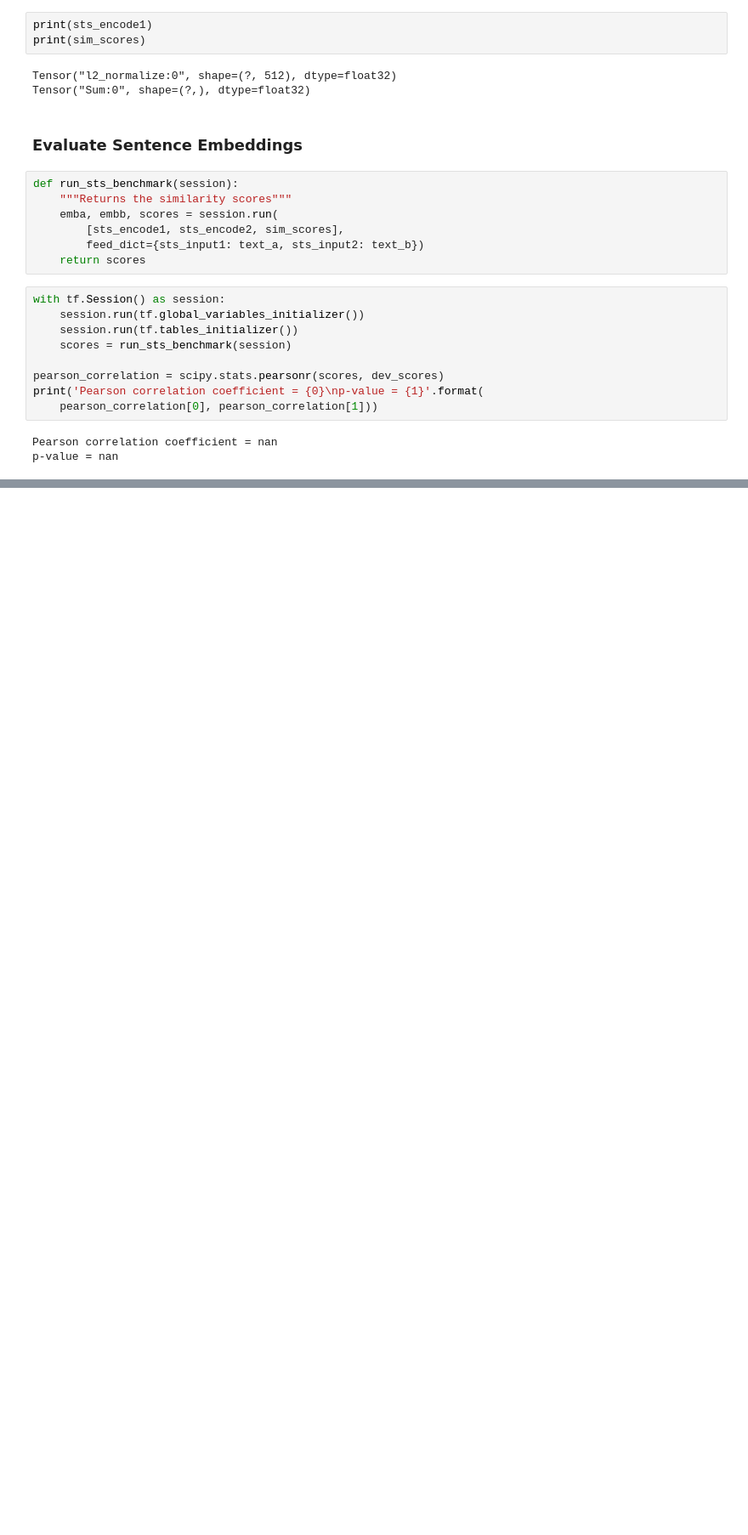
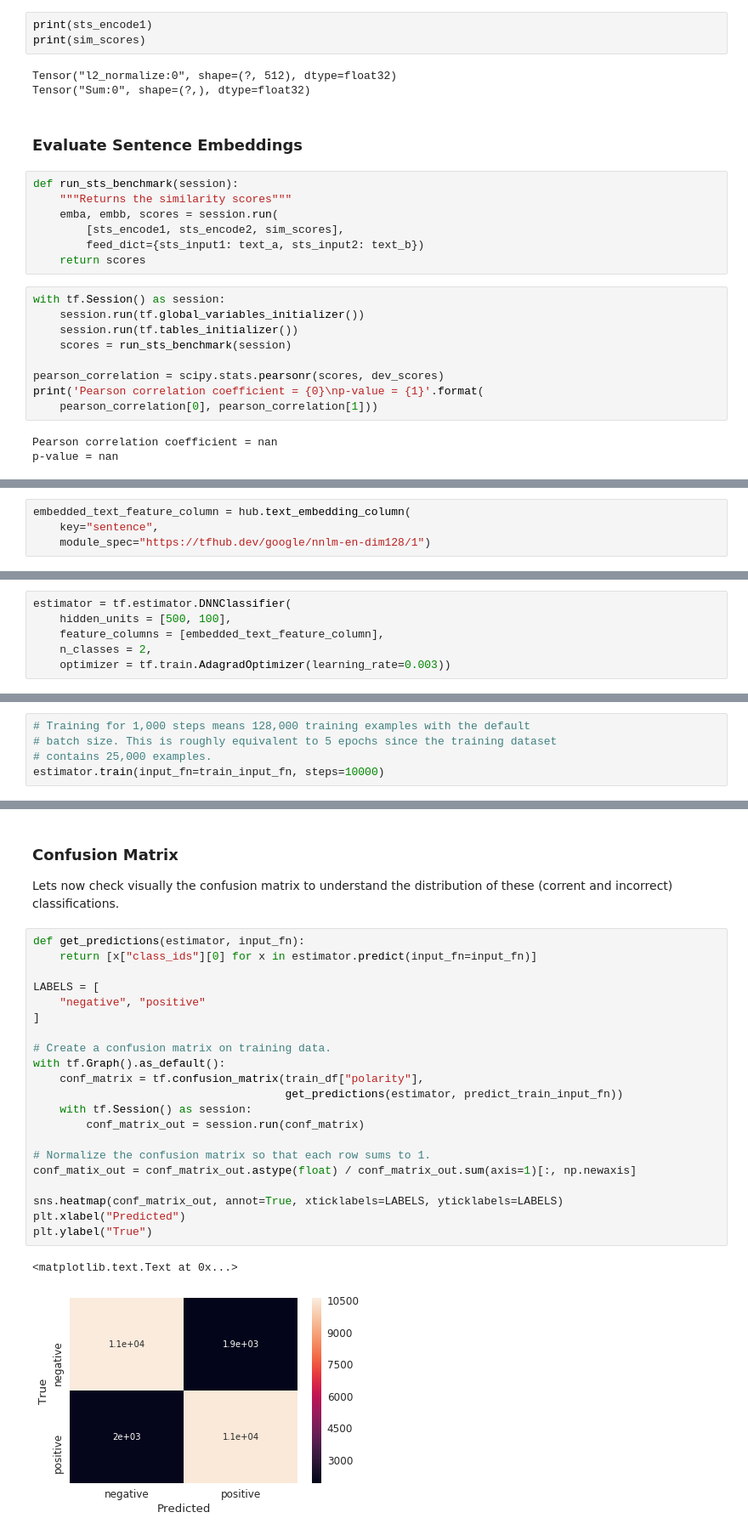
Before and after one commit to TarrySingh/Artificial-Intelligence-Deep-Learning-Machine-Learning-Tutorials, a Jupyter notebook: deep-learning/NLP/Say Hello to USE_NLP-A-Semantic-Experiences-talk-to-your-book.ipynb, the cells around one changed output, grey strips where cells are left out. Shown at 85% size. Cells and saved outputs as stored; diff of their text form; blank space fills up the shorter version.

```diff
--- a/deep-learning/NLP/Welcome USE-A-Semantic-Experiences-Talk-to-your-book.ipynb
+++ b/deep-learning/NLP/Say Hello to USE_NLP-A-Semantic-Experiences-talk-to-your-book.ipynb
@@ -298,0 +323,4 @@ Downloading data from http://ai.stanford.edu/~amaas/data/sentiment/aclImdb_v1.ta
+# %%
+embedded_text_feature_column = hub.text_embedding_column(
+    key="sentence",
+    module_spec="https://tfhub.dev/google/nnlm-en-dim128/1")
@@ -298,0 +331,6 @@ Downloading data from http://ai.stanford.edu/~amaas/data/sentiment/aclImdb_v1.ta
+# %%
+estimator = tf.estimator.DNNClassifier(
+    hidden_units = [500, 100],
+    feature_columns = [embedded_text_feature_column],
+    n_classes = 2,
+    optimizer = tf.train.AdagradOptimizer(learning_rate=0.003))
@@ -298,0 +341,5 @@ Downloading data from http://ai.stanford.edu/~amaas/data/sentiment/aclImdb_v1.ta
+# %%
+# Training for 1,000 steps means 128,000 training examples with the default
+# batch size. This is roughly equivalent to 5 epochs since the training dataset
+# contains 25,000 examples.
+estimator.train(input_fn=train_input_fn, steps=10000)
@@ -298,0 +362,28 @@ Downloading data from http://ai.stanford.edu/~amaas/data/sentiment/aclImdb_v1.ta
+# %% [markdown]
+### Confusion Matrix
+
+Lets now check visually the confusion matrix to understand the distribution of these (corrent and incorrect) classifications.
+# %%
+def get_predictions(estimator, input_fn):
+    return [x["class_ids"][0] for x in estimator.predict(input_fn=input_fn)]
+
+LABELS = [
+    "negative", "positive"
+]
+
+# Create a confusion matrix on training data.
+with tf.Graph().as_default():
+    conf_matrix = tf.confusion_matrix(train_df["polarity"],
+                                      get_predictions(estimator, predict_train_input_fn))
+    with tf.Session() as session:
+        conf_matrix_out = session.run(conf_matrix)
+
+# Normalize the confusion matrix so that each row sums to 1.
+conf_matix_out = conf_matrix_out.astype(float) / conf_matrix_out.sum(axis=1)[:, np.newaxis]
+
+sns.heatmap(conf_matrix_out, annot=True, xticklabels=LABELS, yticklabels=LABELS)
+plt.xlabel("Predicted")
+plt.ylabel("True")
+# %% [output]
+<matplotlib.text.Text at 0x...>
+[figure, added]
```
Also changed, not shown: parts of 17 cells of this notebook.
